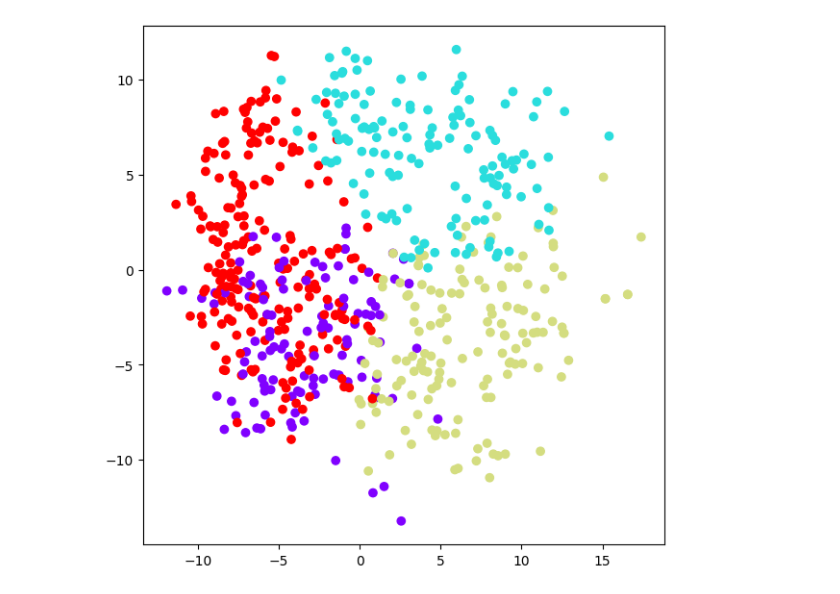
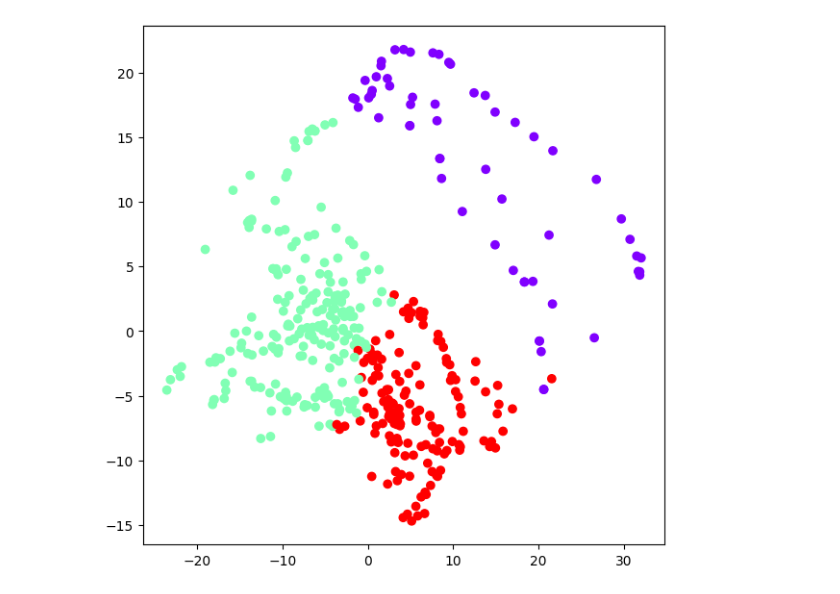
Before and after one commit to jsuaverd/COMP254-Assignments, a Jupyter notebook: clustering_gmm.ipynb, the cells around one changed output. Drawn from its saved outputs; the diff is of its cells as text; code cells hidden in the pictures.

Commit message:
updated covariance_type

```diff
--- a/clustering_gmm.ipynb
+++ b/clustering_gmm.ipynb
@@ -12,4 +61,20 @@ X_train = pd.read_csv('data/training_data/preprocessed_data.csv')
 # %%
 from sklearn.preprocessing import MinMaxScaler
 trans = MinMaxScaler()
-X_train = trans.fit_transform(X_train)
+X = trans.fit_transform(X)
+# %%
+from sklearn.model_selection import StratifiedShuffleSplit
+
+strat_split = StratifiedShuffleSplit(n_splits=1, test_size=0.2, random_state=53)
+train_n_valid_idx, test_idx = next(strat_split.split(X, y))
+X_train_n_valid = X[train_n_valid_idx]
+y_train_n_valid = y[train_n_valid_idx]
+X_test = X[test_idx]
+y_test = y[test_idx]
+
+strat_split = StratifiedShuffleSplit(n_splits=1, test_size=0.25, random_state=53)
+train_idx, valid_idx = next(strat_split.split(X_train_n_valid, y_train_n_valid))
+X_train = X_train_n_valid[train_idx]
+y_train = y_train_n_valid[train_idx]
+X_valid = X_train_n_valid[valid_idx]
+y_valid = y_train_n_valid[valid_idx]
@@ -102,4 +142,16 @@ plt.show()
+# %%
+con_type_index = np.argmin([np.min(bic[0]),np.min(bic[1]),np.min(bic[2]),np.min(bic[3])])
+con_type = "full"
+if con_type_index == 0:
+    con_type = "full"
+elif con_type_index == 1:
+    con_type = "tied"
+elif con_type_index == 2:
+    con_type = "diag"
+else:
+    con_type = "spherical"
 # %%
-k = np.argmin(aic)+1
+k = np.argmin(bic[con_type_index])+1
+print(f'The best covariance type: {con_type}')
 print(f'The optimal number of clusters: {k}')
 # %% [output]
@@ -114,10 +167,10 @@ plt.show()
 # %%
-gmm = GaussianMixture(n_components=k, covariance_type='full')
+gmm = GaussianMixture(n_components=k, covariance_type=con_type)
 gmm.fit(X_train_pca)
 
 labels_hard = gmm.predict(X_train_pca)
 plt.figure(figsize=(7,7))
 plt.scatter(X_train_pca[:, 0], X_train_pca[:, 1], c=labels_hard, cmap='rainbow')
 plt.show()
 # %% [output]
-[figure, old version]
+[figure, new version]
```
Also changed, not shown: parts of 13 cells of this notebook.
